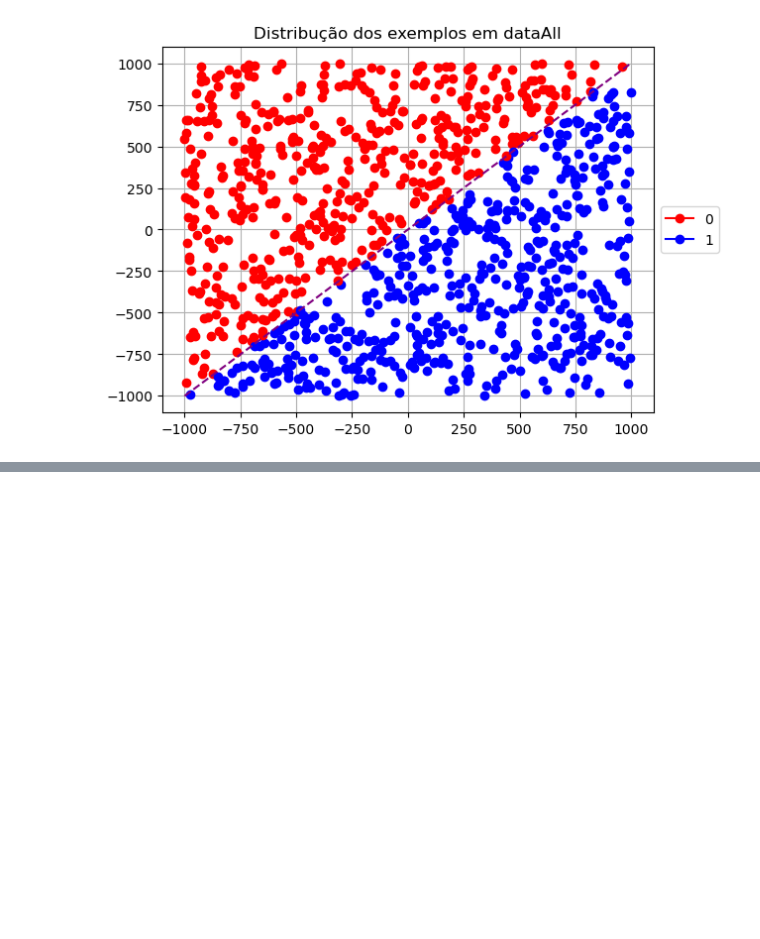
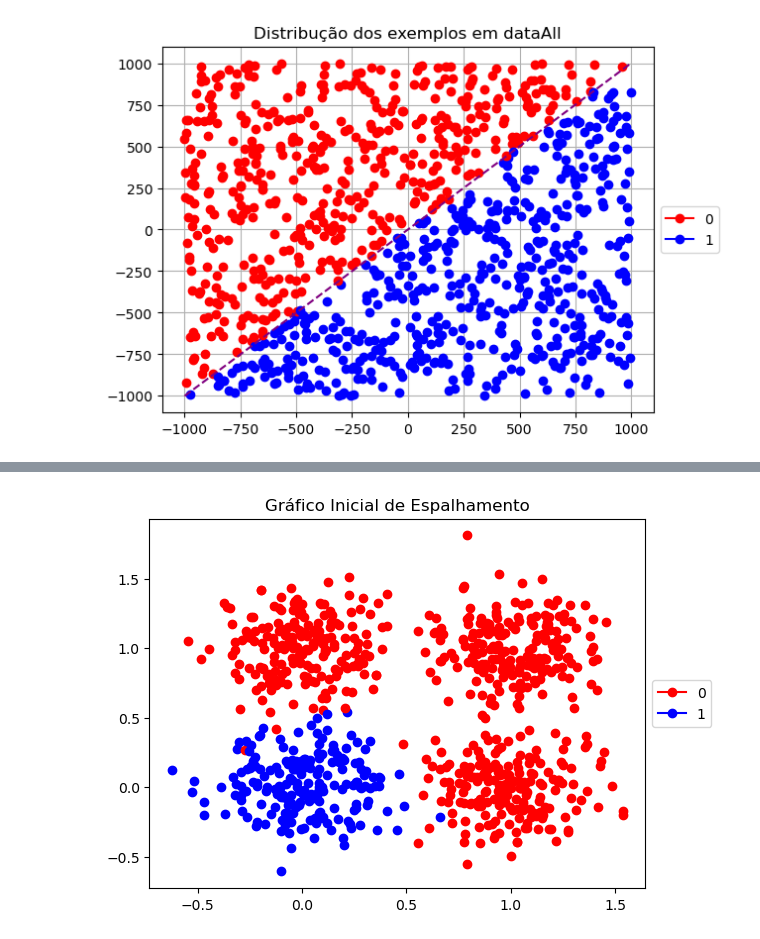
Before and after one commit to yoRitayo/RNA_PP2, a Jupyter notebook: atividade.ipynb, the cells around one changed output, grey strips where cells are left out. Saved outputs shown, nothing was run; the diff lists cells and outputs as text; code cells hidden in the pictures; blank space fills up the shorter version.

Commit message:
Part III holdout

```diff
--- a/atividade.ipynb
+++ b/atividade.ipynb
@@ -209,0 +212,15 @@ gen_grafico(dataAll, neuronio_perceptron.weights, "Distribução dos exemplos em
+# %%
+arq_holdout = "dataHoldout.txt"
+
+dataHoldout = np.fromfile(arq_holdout, dtype=np.float64)
+
+print("Tipo de dataHoldout: {}".format(type(dataHoldout)))
+print("Número de elementos em dataHoldout: {}".format(dataHoldout.size))
+print("\n")
+
+dataHoldout = np.reshape(dataHoldout, (800, 1, 3))
+print(dataHoldout[:10])
+
+print("\n")
+print("Shape de dataHoldout: {}".format(dataHoldout.shape))
+print("Dimensões de dataHoldout: {}".format(dataHoldout.ndim))
@@ -209,0 +245,17 @@ gen_grafico(dataAll, neuronio_perceptron.weights, "Distribução dos exemplos em
+# %%
+def holdout_grafico(data,title):
+    x_1 = data[:,:, :1]
+    x_2 = data[:,:, 1:2]
+    y = data[:, :, 2:]
+    fig, ax = plt.subplots()
+    cor = {0: 'red', 1:'blue'}
+    for i in range(data.shape[0]):
+        plt.plot(x_1[i][0][0], x_2[i][0][0], marker='o', c = cor[y[i][0][0]])
+
+    ax.legend(cor, loc='center left', bbox_to_anchor=(1, 0.5))
+    ax.set_title(title)
+    plt.show()
+
+holdout_grafico(dataHoldout,"Gráfico Inicial de Espalhamento")
+# %% [output]
+[figure, added]
```
Also changed, not shown: parts of 4 cells of this notebook.
